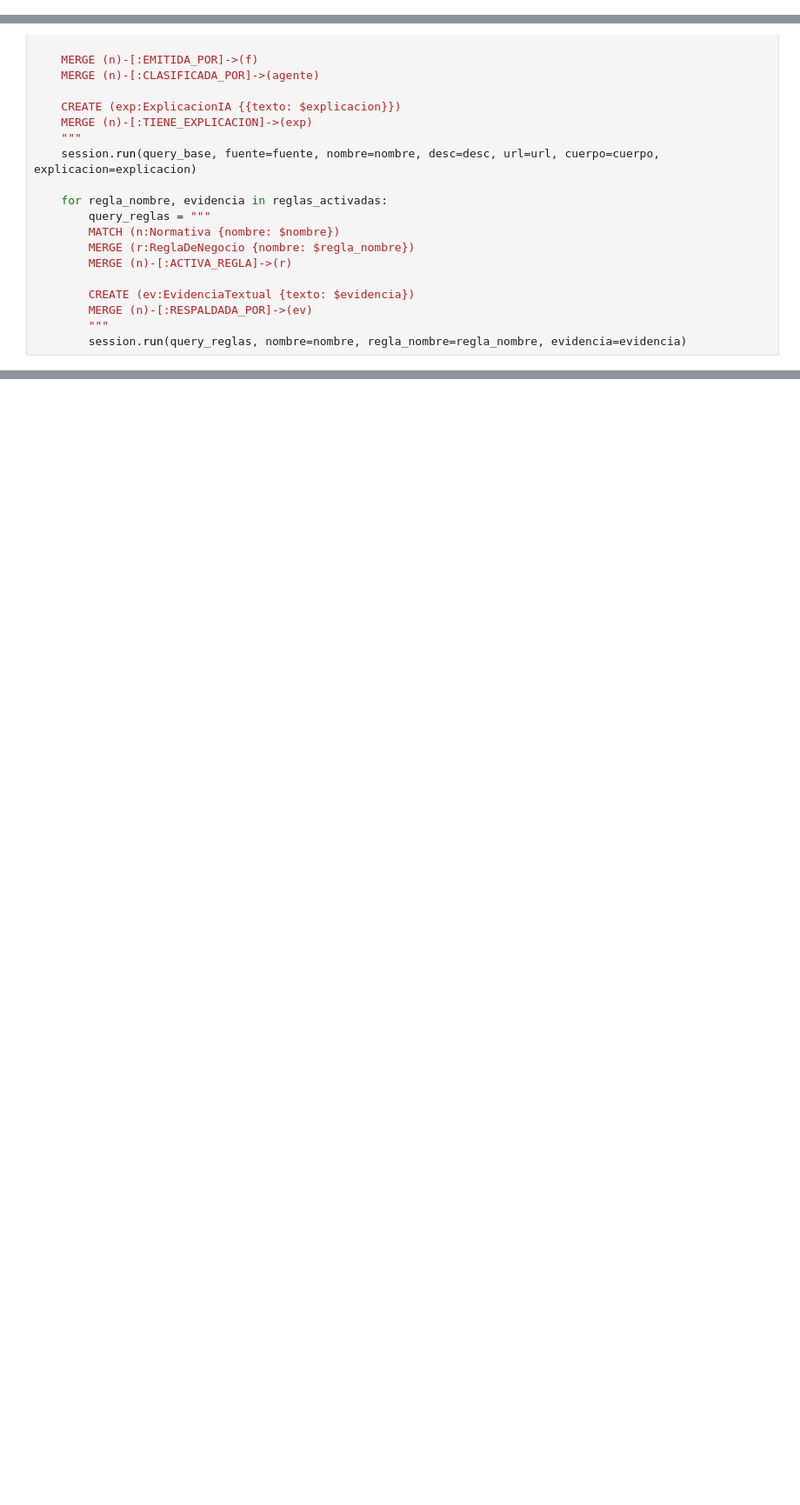
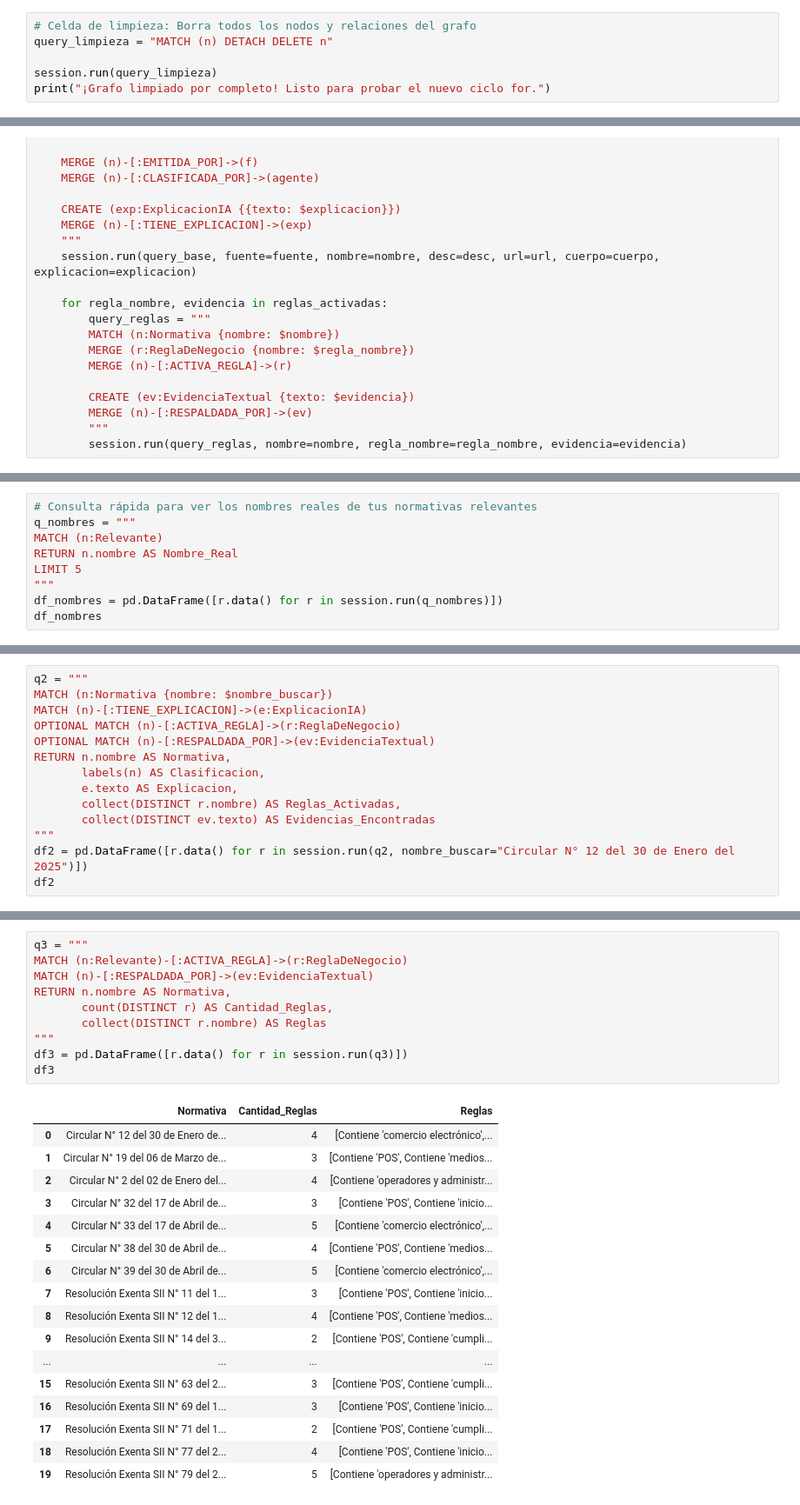
Before and after one commit to moriciii3/laboratorio-bbdda, a Jupyter notebook: lab-3/notebook.ipynb, the cells around one changed output, grey strips where cells are left out. Shown at 87% size. Cells and saved outputs as stored; diff of their text form; blank space fills up the shorter version.

Commit message:
Creacion de consultas + indicaciones pocas

```diff
--- a/lab-3/notebook.ipynb
+++ b/lab-3/notebook.ipynb
@@ -15,2 +29,8 @@ session = driver.session()
 # %% [markdown]
 ## 3. Procesamiento y Poblamiento de la BD Neo4J
+# %%
+# Celda de limpieza: Borra todos los nodos y relaciones del grafo
+query_limpieza = "MATCH (n) DETACH DELETE n"
+
+session.run(query_limpieza)
+print("¡Grafo limpiado por completo! Listo para probar el nuevo ciclo for.")
@@ -113,0 +179,9 @@ for index, row in df.iterrows():
+# %%
+# Consulta rápida para ver los nombres reales de tus normativas relevantes
+q_nombres = """
+MATCH (n:Relevante)
+RETURN n.nombre AS Nombre_Real
+LIMIT 5
+"""
+df_nombres = pd.DataFrame([r.data() for r in session.run(q_nombres)])
+df_nombres
@@ -113,0 +195,14 @@ for index, row in df.iterrows():
+# %%
+q2 = """
+MATCH (n:Normativa {nombre: $nombre_buscar})
+MATCH (n)-[:TIENE_EXPLICACION]->(e:ExplicacionIA)
+OPTIONAL MATCH (n)-[:ACTIVA_REGLA]->(r:ReglaDeNegocio)
+OPTIONAL MATCH (n)-[:RESPALDADA_POR]->(ev:EvidenciaTextual)
+RETURN n.nombre AS Normativa,
+       labels(n) AS Clasificacion,
+       e.texto AS Explicacion,
+       collect(DISTINCT r.nombre) AS Reglas_Activadas,
+       collect(DISTINCT ev.texto) AS Evidencias_Encontradas
+"""
+df2 = pd.DataFrame([r.data() for r in session.run(q2, nombre_buscar="Circular N° 12 del 30 de Enero del 2025")])
+df2
@@ -113,0 +222,28 @@ for index, row in df.iterrows():
+# %%
+q3 = """
+MATCH (n:Relevante)-[:ACTIVA_REGLA]->(r:ReglaDeNegocio)
+MATCH (n)-[:RESPALDADA_POR]->(ev:EvidenciaTextual)
+RETURN n.nombre AS Normativa,
+       count(DISTINCT r) AS Cantidad_Reglas,
+       collect(DISTINCT r.nombre) AS Reglas
+"""
+df3 = pd.DataFrame([r.data() for r in session.run(q3)])
+df3
+# %% [output]
+|  | Normativa | Cantidad_Reglas | Reglas |
+| 0 | Circular N° 12 del 30 de Enero de... | 4 | [Contiene 'comercio electrónico',... |
+| 1 | Circular N° 19 del 06 de Marzo de... | 3 | [Contiene 'POS', Contiene 'medios... |
+| 2 | Circular N° 2 del 02 de Enero del... | 4 | [Contiene 'operadores y administr... |
+| 3 | Circular N° 32 del 17 de Abril de... | 3 | [Contiene 'POS', Contiene 'inicio... |
+| 4 | Circular N° 33 del 17 de Abril de... | 5 | [Contiene 'comercio electrónico',... |
+| 5 | Circular N° 38 del 30 de Abril de... | 4 | [Contiene 'POS', Contiene 'medios... |
+| 6 | Circular N° 39 del 30 de Abril de... | 5 | [Contiene 'comercio electrónico',... |
+| 7 | Resolución Exenta SII N° 11 del 1... | 3 | [Contiene 'POS', Contiene 'inicio... |
+| 8 | Resolución Exenta SII N° 12 del 1... | 4 | [Contiene 'POS', Contiene 'medios... |
+| 9 | Resolución Exenta SII N° 14 del 3... | 2 | [Contiene 'POS', Contiene 'cumpli... |
+| ... | ... | ... | ... |
+| 15 | Resolución Exenta SII N° 63 del 2... | 3 | [Contiene 'POS', Contiene 'cumpli... |
+| 16 | Resolución Exenta SII N° 69 del 1... | 3 | [Contiene 'POS', Contiene 'inicio... |
+| 17 | Resolución Exenta SII N° 71 del 1... | 2 | [Contiene 'POS', Contiene 'cumpli... |
+| 18 | Resolución Exenta SII N° 77 del 2... | 4 | [Contiene 'POS', Contiene 'inicio... |
+| 19 | Resolución Exenta SII N° 79 del 2... | 5 | [Contiene 'operadores y administr... |
```
Also changed, not shown: parts of 30 cells of this notebook.
